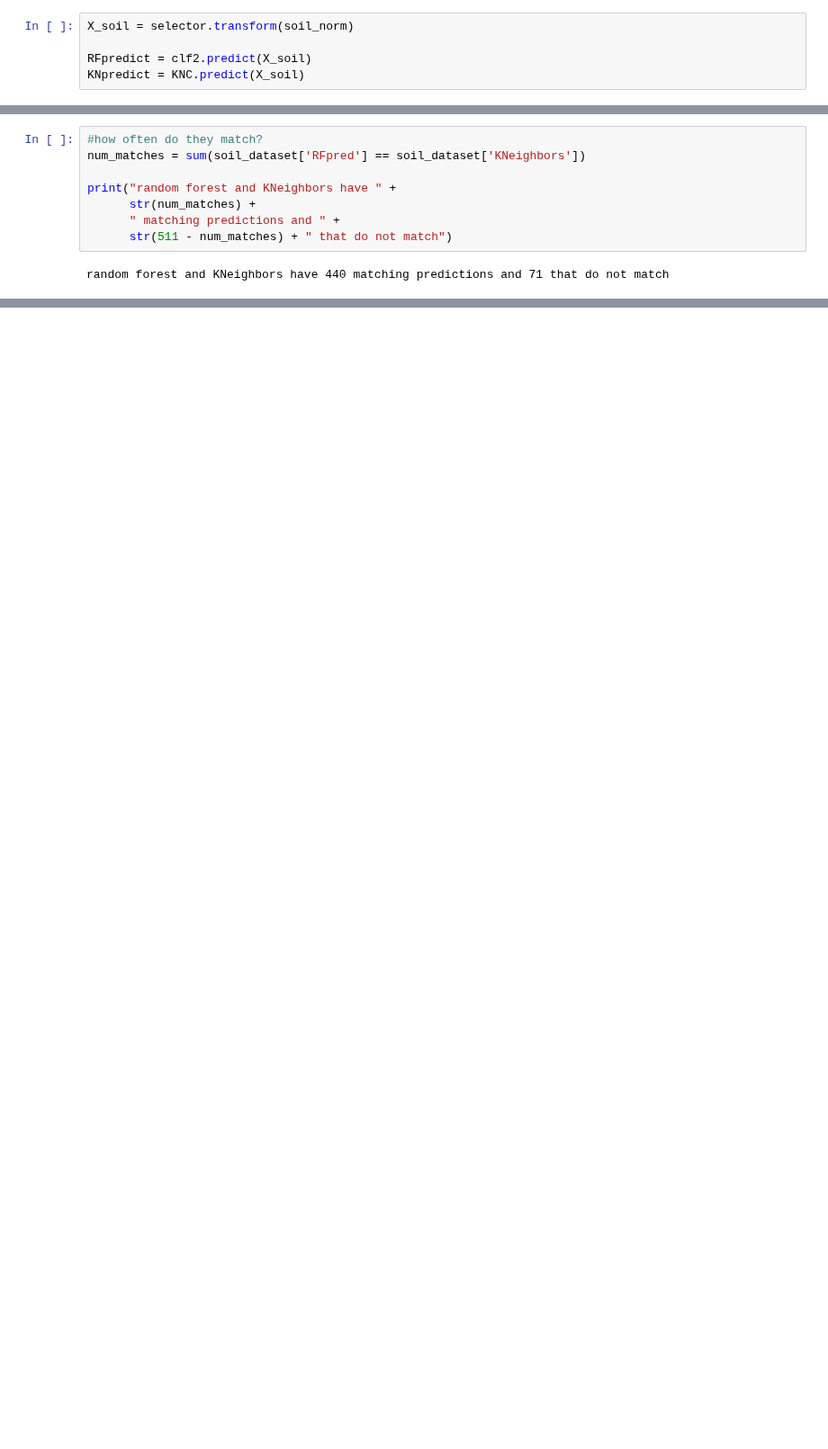
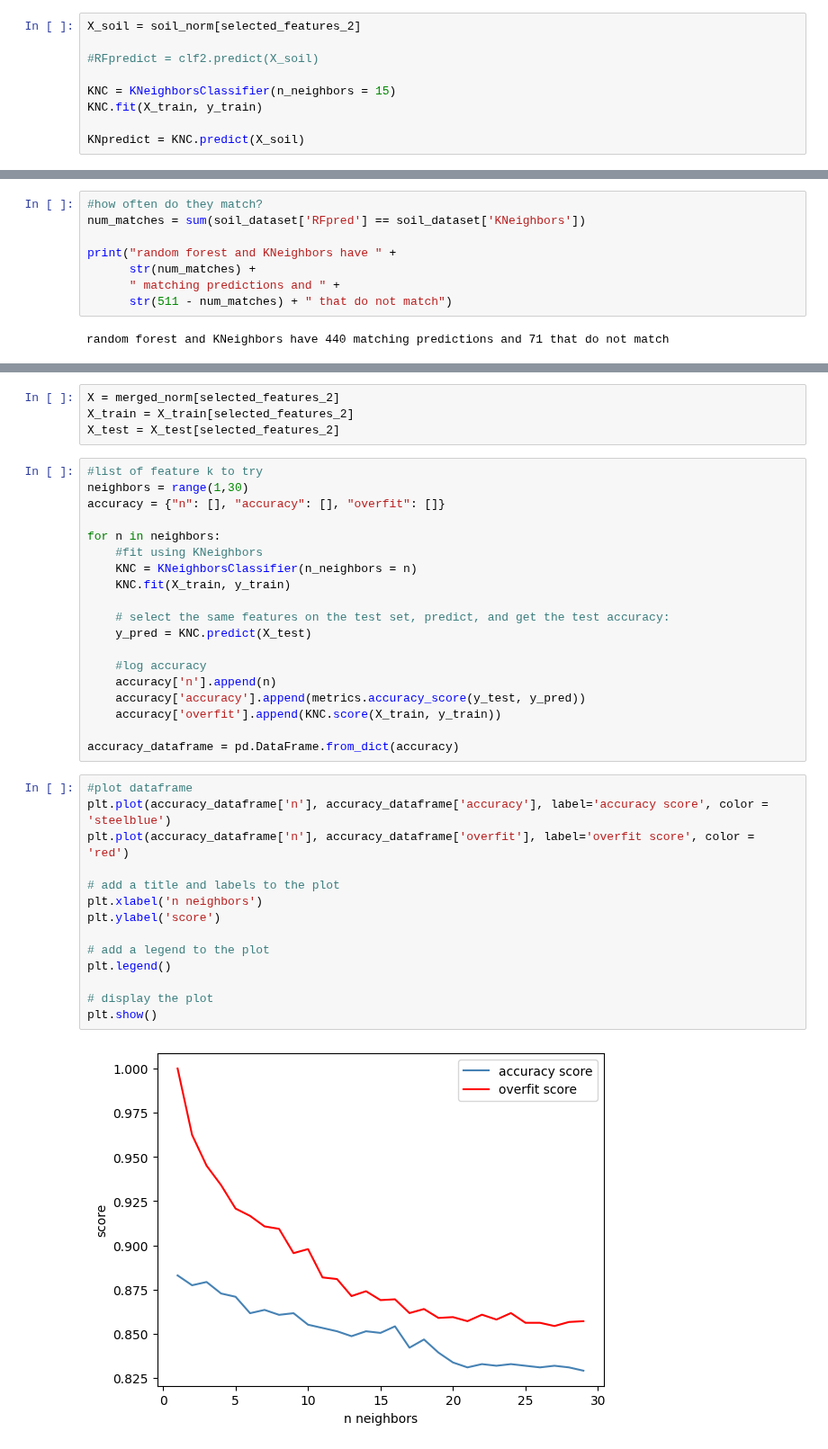
Before and after one commit to ajlukasiewicz/Team_9_MacLearn, a Jupyter notebook: Scripts/KNeighbors_classifier.ipynb, the cells around one changed output, grey strips where cells are left out. Shown at 90% size. Cells and saved outputs as stored; diff of their text form; blank space fills up the shorter version.

```diff
--- a/Scripts/KNeighbors_classifier.ipynb
+++ b/Scripts/KNeighbors_classifier.ipynb
@@ -312,8 +328,12 @@ soil_norm.head()
 | 4 | -0.300240 | 2.223318 | -0.319784 | -0.105831 | -0.263711 | 2.117036 | -0.775772 | 0.239899 | -0.143771 | -0.210686 | ... | ... |
 5 rows × 4561 columns
 # %%
-X_soil = selector.transform(soil_norm)
+X_soil = soil_norm[selected_features_2]
 
-RFpredict = clf2.predict(X_soil)
+#RFpredict = clf2.predict(X_soil)
+
+KNC = KNeighborsClassifier(n_neighbors = 15)
+KNC.fit(X_train, y_train)
+
 KNpredict = KNC.predict(X_soil)
 # %%
@@ -335,0 +397,39 @@ random forest and KNeighbors have 440 matching predictions and 71 that do not ma
+# %%
+X = merged_norm[selected_features_2]
+X_train = X_train[selected_features_2]
+X_test = X_test[selected_features_2]
+# %%
+#list of feature k to try
+neighbors = range(1,30)
+accuracy = {"n": [], "accuracy": [], "overfit": []}
+
+for n in neighbors:
+    #fit using KNeighbors
+    KNC = KNeighborsClassifier(n_neighbors = n)
+    KNC.fit(X_train, y_train)
+
+    # select the same features on the test set, predict, and get the test accuracy:
+    y_pred = KNC.predict(X_test)
+
+    #log accuracy
+    accuracy['n'].append(n)
+    accuracy['accuracy'].append(metrics.accuracy_score(y_test, y_pred))
+    accuracy['overfit'].append(KNC.score(X_train, y_train))
+
+accuracy_dataframe = pd.DataFrame.from_dict(accuracy)
+# %%
+#plot dataframe
+plt.plot(accuracy_dataframe['n'], accuracy_dataframe['accuracy'], label='accuracy score', color = 'steelblue')
+plt.plot(accuracy_dataframe['n'], accuracy_dataframe['overfit'], label='overfit score', color = 'red')
+
+# add a title and labels to the plot
+plt.xlabel('n neighbors')
+plt.ylabel('score')
+
+# add a legend to the plot
+plt.legend()
+
+# display the plot
+plt.show()
+# %% [output]
+[figure, added]
```
Also changed, not shown: parts of 14 cells of this notebook.
